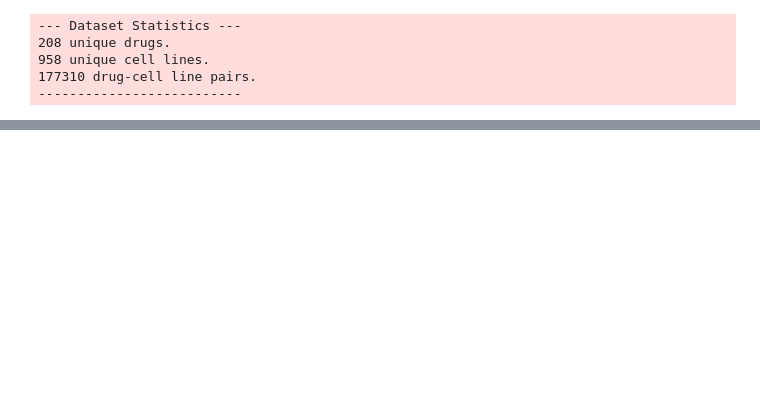
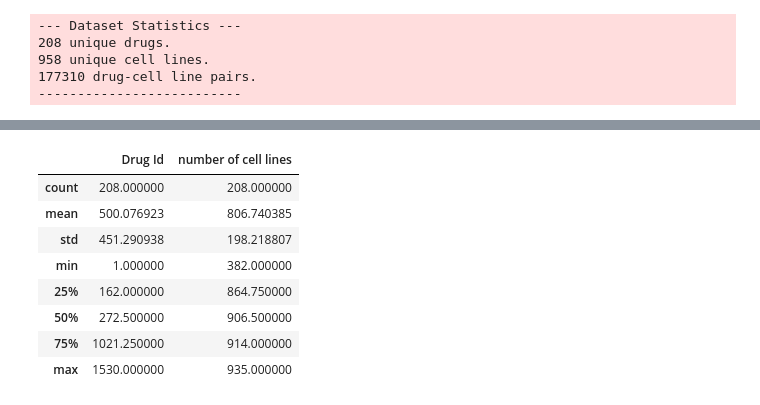
Before and after one commit to ricardofoliveira61/ML-data-analysis, a Jupyter notebook: GDSC1.ipynb, the cells around one changed output, grey strips where cells are left out. Saved outputs shown, nothing was run; the diff lists cells and outputs as text; code cells hidden in the pictures; blank space fills up the shorter version.

```diff
--- a/GDSC1.ipynb
+++ b/GDSC1.ipynb
@@ -125,0 +179,12 @@ data.print_stats()
+# %%
+drugs.describe()
+# %% [output]
+|  | Drug Id | number of cell lines |
+| count | 208.000000 | 208.000000 |
+| mean | 500.076923 | 806.740385 |
+| std | 451.290938 | 198.218807 |
+| min | 1.000000 | 382.000000 |
+| 25% | 162.000000 | 864.750000 |
+| 50% | 272.500000 | 906.500000 |
+| 75% | 1021.250000 | 914.000000 |
+| max | 1530.000000 | 935.000000 |
```
Also changed, not shown: parts of 11 cells of this notebook.
